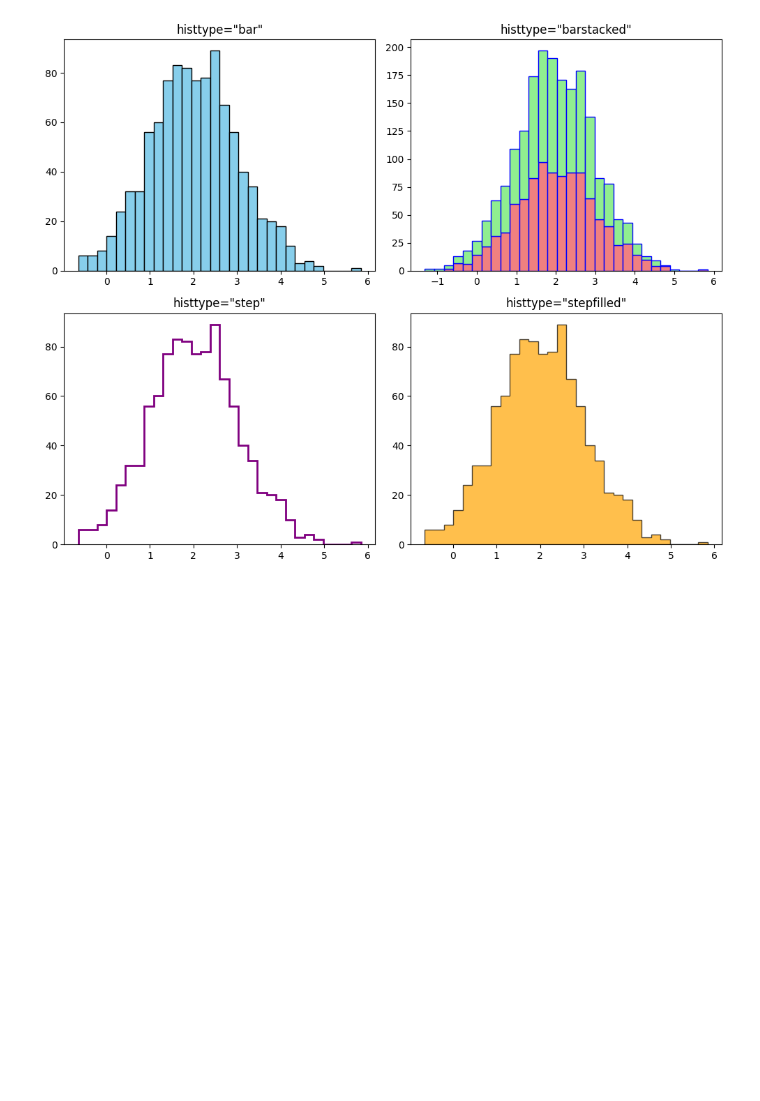
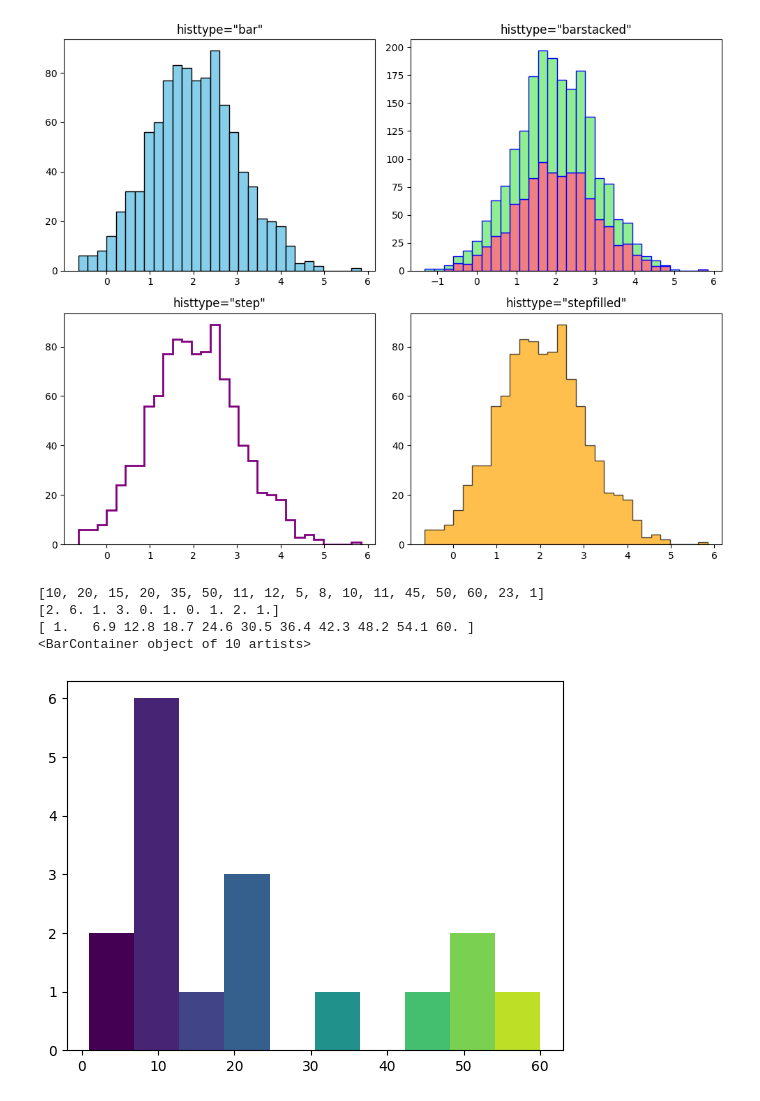
Before and after one commit to sunilkumarsukesan/AI-Assignments, a Jupyter notebook: Practise/Matplotlib/Classroom session 3.ipynb, the cells around one changed output. Drawn from its saved outputs; the diff is of its cells as text; code cells hidden in the pictures; blank space fills up the shorter version.

```diff
--- a/Practise/Matplotlib/Classroom session 3.ipynb
+++ b/Practise/Matplotlib/Classroom session 3.ipynb
@@ -76,3 +78,17 @@ plt.tight_layout()
 plt.show()
 # %% [output]
 [figure]
+# %%
+counts, bins, patches = plt.hist(data, bins=10)
+print(data)
+print(counts)
+print(bins)
+print(patches)
+for i, patch in enumerate(patches):
+    plt.setp(patch, 'facecolor', plt.cm.viridis(i/len(patches)))
+# %% [output]
+[10, 20, 15, 20, 35, 50, 11, 12, 5, 8, 10, 11, 45, 50, 60, 23, 1]
+[2. 6. 1. 3. 0. 1. 0. 1. 2. 1.]
+[ 1.   6.9 12.8 18.7 24.6 30.5 36.4 42.3 48.2 54.1 60. ]
+<BarContainer object of 10 artists>
+[figure, added]
```
Also changed, not shown: parts of 2 cells of this notebook, 15 other files.
